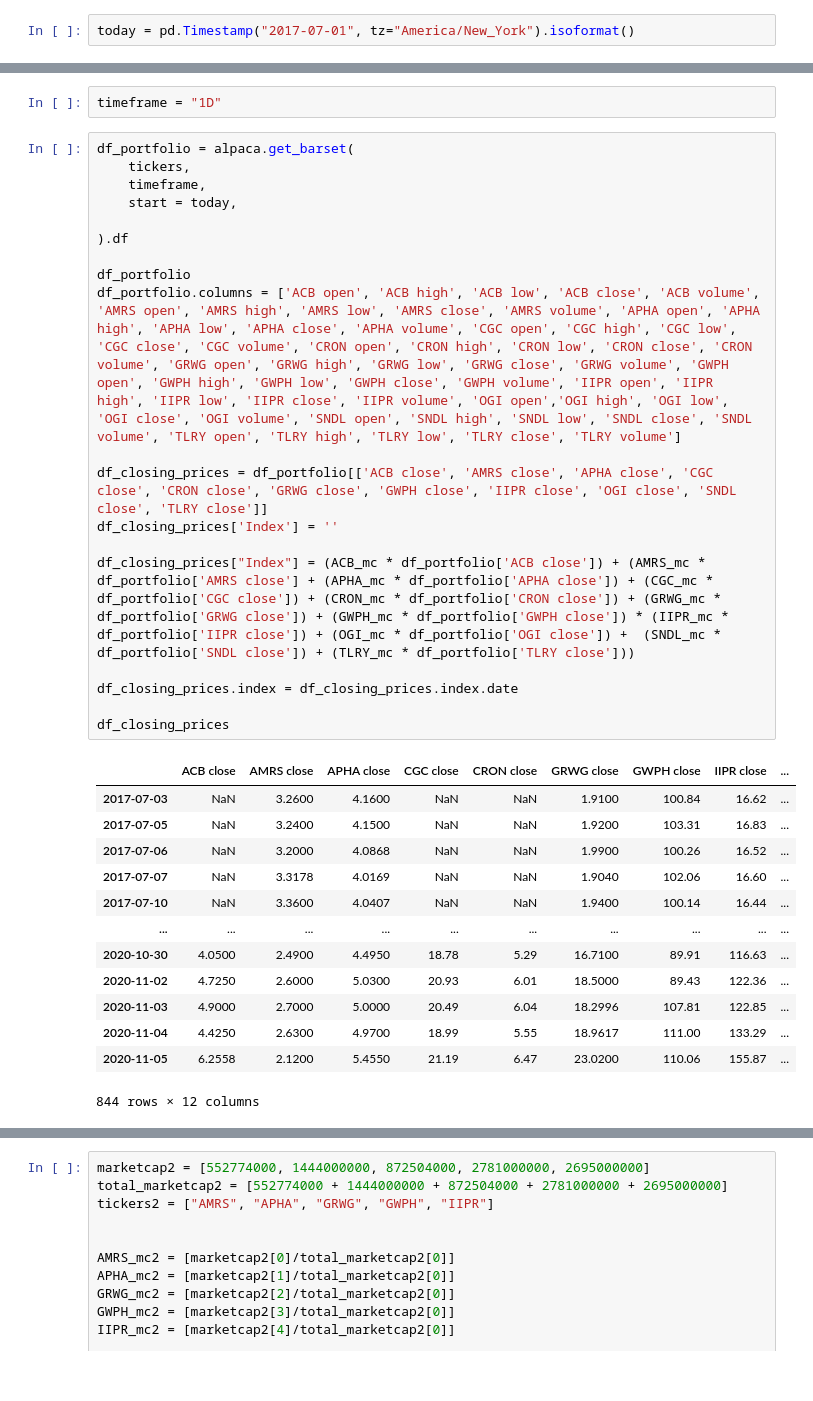
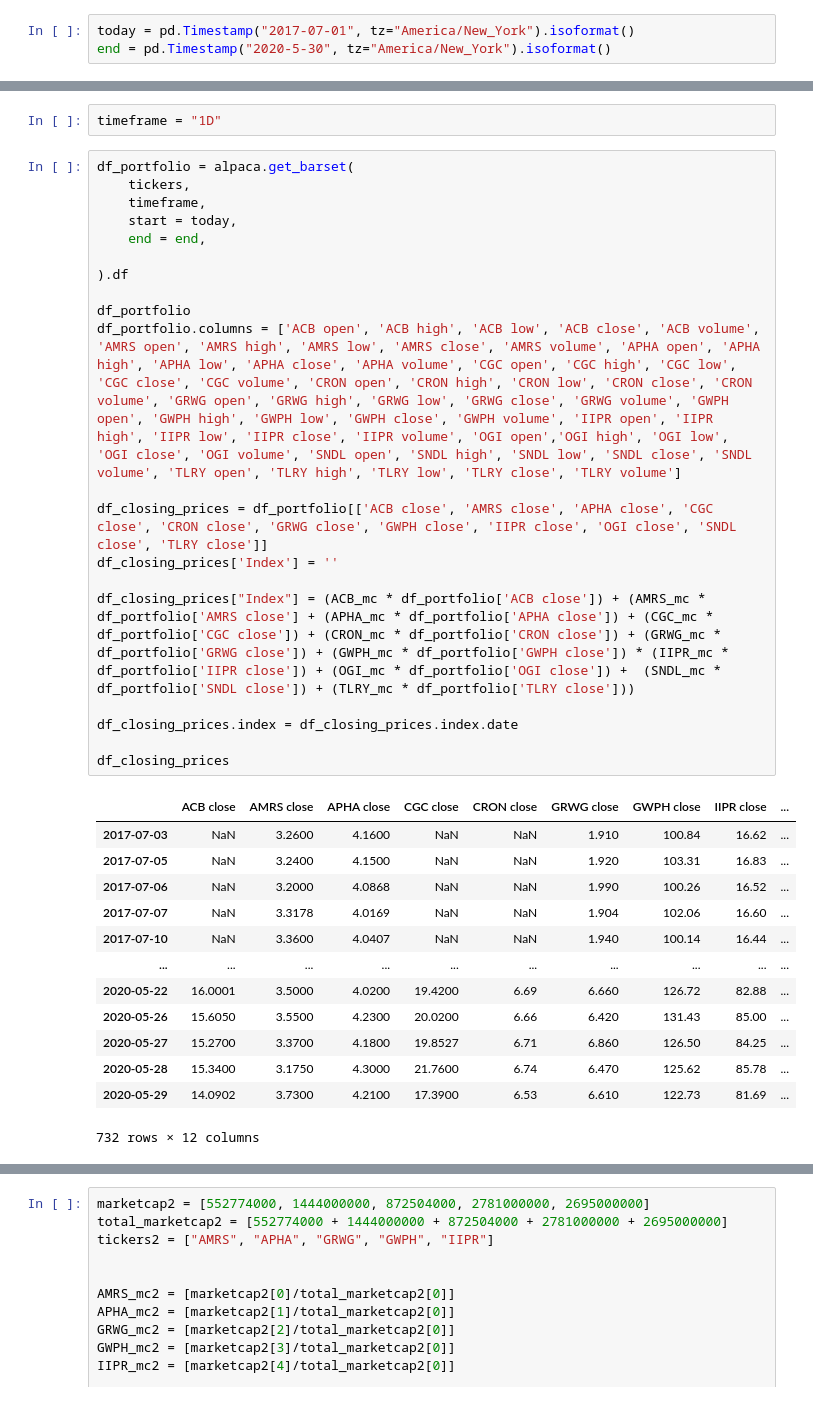
Before and after one commit to jtmcginley123/project-one, a Jupyter notebook: notebooks/jackie.ipynb, the cells around one changed output, grey strips where cells are left out. Drawn from its saved outputs; the diff is of its cells as text.

```diff
--- a/notebooks/jackie.ipynb
+++ b/notebooks/jackie.ipynb
@@ -29,6 +29,7 @@ alpaca = tradeapi.REST(
     api_version="v2")
 # %%
 today = pd.Timestamp("2017-07-01", tz="America/New_York").isoformat()
+end = pd.Timestamp("2020-5-30", tz="America/New_York").isoformat()
 # %%
 marketcap = [596707000, 552774000, 1444000000, 7596000000, 2113000000, 872504000, 2781000000, 2695000000, 260639000, 20155000, 841917000]
 total_marketcap = [19773696000]
@@ -73,36 +74,37 @@ timeframe = "1D"
 # %%
 df_portfolio = alpaca.get_barset(
     tickers,
     timeframe,
     start = today,
+    end = end,
 
 ).df
 
 df_portfolio
 df_portfolio.columns = ['ACB open', 'ACB high', 'ACB low', 'ACB close', 'ACB volume', 'AMRS open', 'AMRS high', 'AMRS low', 'AMRS close', 'AMRS volume', 'APHA open', 'APHA high', 'APHA low', 'APHA close', 'APHA volume', 'CGC open', 'CGC high', 'CGC low', 'CGC close', 'CGC volume', 'CRON open', 'CRON high', 'CRON low', 'CRON close', 'CRON volume', 'GRWG open', 'GRWG high', 'GRWG low', 'GRWG close', 'GRWG volume', 'GWPH open', 'GWPH high', 'GWPH low', 'GWPH close', 'GWPH volume', 'IIPR open', 'IIPR high', 'IIPR low', 'IIPR close', 'IIPR volume', 'OGI open','OGI high', 'OGI low', 'OGI close', 'OGI volume', 'SNDL open', 'SNDL high', 'SNDL low', 'SNDL close', 'SNDL volume', 'TLRY open', 'TLRY high', 'TLRY low', 'TLRY close', 'TLRY volume']
 
 df_closing_prices = df_portfolio[['ACB close', 'AMRS close', 'APHA close', 'CGC close', 'CRON close', 'GRWG close', 'GWPH close', 'IIPR close', 'OGI close', 'SNDL close', 'TLRY close']]
 df_closing_prices['Index'] = ''
 
 df_closing_prices["Index"] = (ACB_mc * df_portfolio['ACB close']) + (AMRS_mc * df_portfolio['AMRS close'] + (APHA_mc * df_portfolio['APHA close']) + (CGC_mc * df_portfolio['CGC close']) + (CRON_mc * df_portfolio['CRON close']) + (GRWG_mc * df_portfolio['GRWG close']) + (GWPH_mc * df_portfolio['GWPH close']) * (IIPR_mc * df_portfolio['IIPR close']) + (OGI_mc * df_portfolio['OGI close']) +  (SNDL_mc * df_portfolio['SNDL close']) + (TLRY_mc * df_portfolio['TLRY close']))
 
 df_closing_prices.index = df_closing_prices.index.date
 
 df_closing_prices
 # %% [output]
 |  | ACB close | AMRS close | APHA close | CGC close | CRON close | GRWG close | GWPH close | IIPR close | ... |
-| 2017-07-03 | NaN | 3.2600 | 4.1600 | NaN | NaN | 1.9100 | 100.84 | 16.62 | ... |
-| 2017-07-05 | NaN | 3.2400 | 4.1500 | NaN | NaN | 1.9200 | 103.31 | 16.83 | ... |
-| 2017-07-06 | NaN | 3.2000 | 4.0868 | NaN | NaN | 1.9900 | 100.26 | 16.52 | ... |
-| 2017-07-07 | NaN | 3.3178 | 4.0169 | NaN | NaN | 1.9040 | 102.06 | 16.60 | ... |
-| 2017-07-10 | NaN | 3.3600 | 4.0407 | NaN | NaN | 1.9400 | 100.14 | 16.44 | ... |
+| 2017-07-03 | NaN | 3.2600 | 4.1600 | NaN | NaN | 1.910 | 100.84 | 16.62 | ... |
+| 2017-07-05 | NaN | 3.2400 | 4.1500 | NaN | NaN | 1.920 | 103.31 | 16.83 | ... |
+| 2017-07-06 | NaN | 3.2000 | 4.0868 | NaN | NaN | 1.990 | 100.26 | 16.52 | ... |
+| 2017-07-07 | NaN | 3.3178 | 4.0169 | NaN | NaN | 1.904 | 102.06 | 16.60 | ... |
+| 2017-07-10 | NaN | 3.3600 | 4.0407 | NaN | NaN | 1.940 | 100.14 | 16.44 | ... |
 | ... | ... | ... | ... | ... | ... | ... | ... | ... | ... |
-| 2020-10-30 | 4.0500 | 2.4900 | 4.4950 | 18.78 | 5.29 | 16.7100 | 89.91 | 116.63 | ... |
-| 2020-11-02 | 4.7250 | 2.6000 | 5.0300 | 20.93 | 6.01 | 18.5000 | 89.43 | 122.36 | ... |
-| 2020-11-03 | 4.9000 | 2.7000 | 5.0000 | 20.49 | 6.04 | 18.2996 | 107.81 | 122.85 | ... |
-| 2020-11-04 | 4.4250 | 2.6300 | 4.9700 | 18.99 | 5.55 | 18.9617 | 111.00 | 133.29 | ... |
-| 2020-11-05 | 6.2558 | 2.1200 | 5.4550 | 21.19 | 6.47 | 23.0200 | 110.06 | 155.87 | ... |
+| 2020-05-22 | 16.0001 | 3.5000 | 4.0200 | 19.4200 | 6.69 | 6.660 | 126.72 | 82.88 | ... |
+| 2020-05-26 | 15.6050 | 3.5500 | 4.2300 | 20.0200 | 6.66 | 6.420 | 131.43 | 85.00 | ... |
+| 2020-05-27 | 15.2700 | 3.3700 | 4.1800 | 19.8527 | 6.71 | 6.860 | 126.50 | 84.25 | ... |
+| 2020-05-28 | 15.3400 | 3.1750 | 4.3000 | 21.7600 | 6.74 | 6.470 | 125.62 | 85.78 | ... |
+| 2020-05-29 | 14.0902 | 3.7300 | 4.2100 | 17.3900 | 6.53 | 6.610 | 122.73 | 81.69 | ... |
-844 rows × 12 columns
+732 rows × 12 columns
 # %%
 df_index = df_closing_prices[['Index']]
 df_index
```
Also changed, not shown: parts of 7 cells of this notebook, 3 other files.
